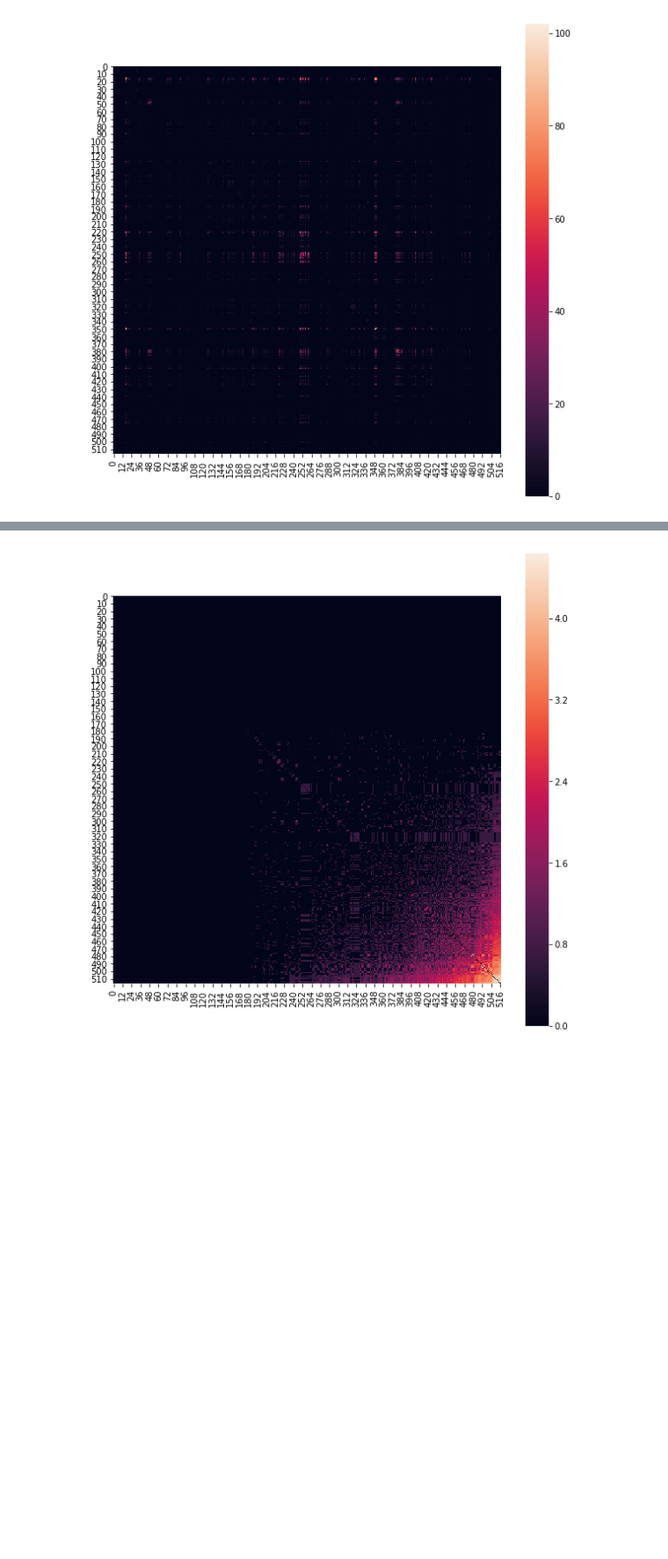
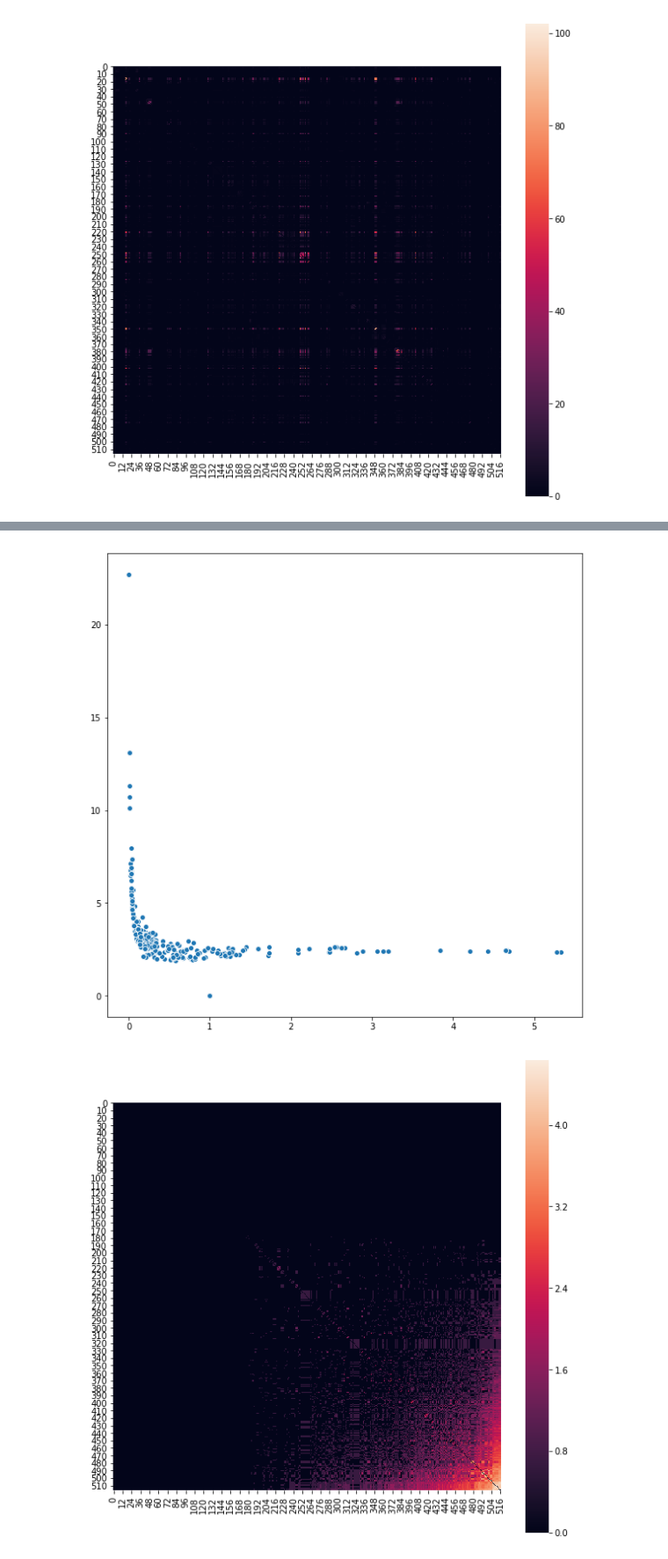
Before and after one commit to gomezlab/kinotypeClusteringAndRegression, a Jupyter notebook: src/exploreKegg.ipynb, the cells around one changed output, grey strips where cells are left out. Shown at 88% size. Saved outputs shown, nothing was run; the diff lists cells and outputs as text; code cells hidden in the pictures; blank space fills up the shorter version.

```diff
--- a/src/exploreKegg.ipynb
+++ b/src/exploreKegg.ipynb
@@ -331,3 +359,14 @@ plt.show()
+# %%
+fig, ax = plt.subplots(figsize=(10,10))
+
+mu = np.mean(kegg_pathway_counts.values, axis=0)
+s = np.std(kegg_pathway_counts.values, axis=0)
+np.place(mu, mu==0, 1.)
+
+__ = sns.scatterplot(x=mu, y=s/mu)
+plt.show()
+# %% [output]
+[figure, added]
 # %%
 t = copy(kegg_pathway_counts)
 t['mean'] = np.mean(t.values, axis=0)
```
Also changed, not shown: parts of 6 cells of this notebook, 1 other file.
